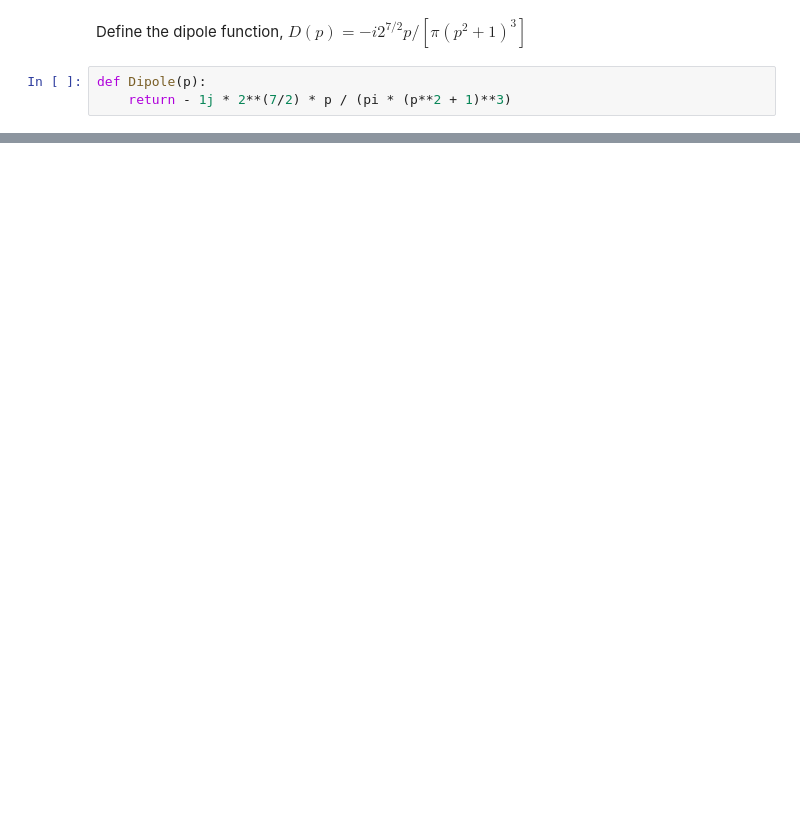
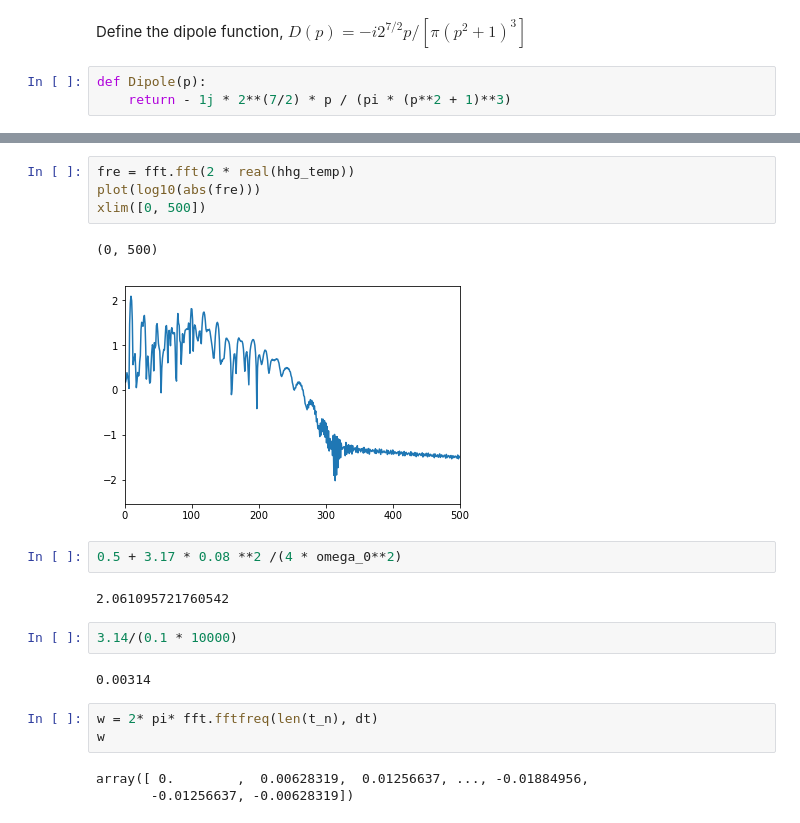
Before and after one commit to ZhangYizhu/hhg, a Jupyter notebook: SPA-first-order.ipynb, the cells around one changed output, grey strips where cells are left out. Saved outputs shown, nothing was run; the diff lists cells and outputs as text; blank space fills up the shorter version.

```diff
--- a/SPA-first-order.ipynb
+++ b/SPA-first-order.ipynb
@@ -115,0 +120,21 @@ plot(t_n, abs(hhg_temp))
+# %%
+fre = fft.fft(2 * real(hhg_temp))
+plot(log10(abs(fre)))
+xlim([0, 500])
+# %% [output]
+(0, 500)
+[figure, added]
+# %%
+0.5 + 3.17 * 0.08 **2 /(4 * omega_0**2)
+# %% [output]
+2.061095721760542
+# %%
+3.14/(0.1 * 10000)
+# %% [output]
+0.00314
+# %%
+w = 2* pi* fft.fftfreq(len(t_n), dt)
+w
+# %% [output]
+array([ 0.        ,  0.00628319,  0.01256637, ..., -0.01884956,
+       -0.01256637, -0.00628319])
```
Also changed, not shown: parts of 13 cells of this notebook.
